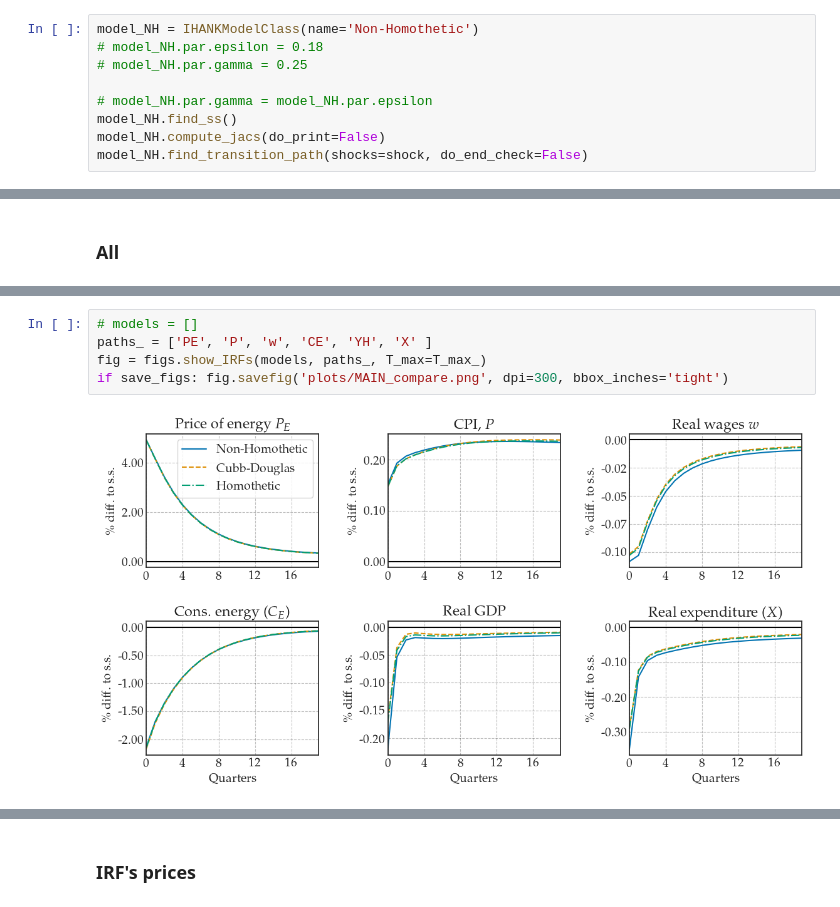
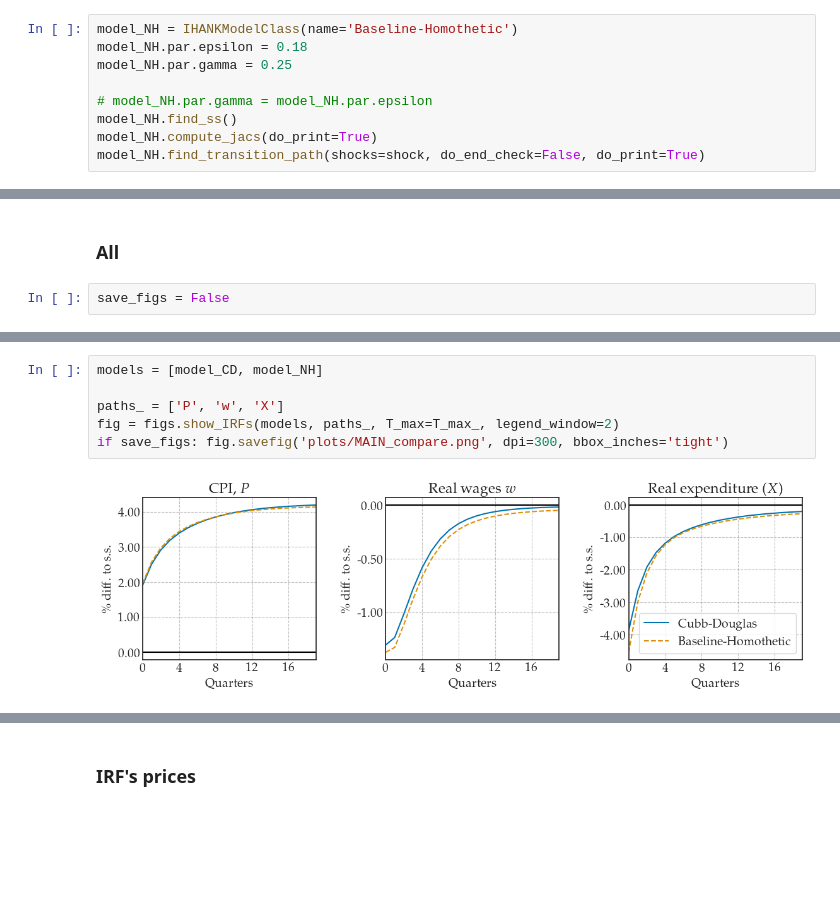
Before and after one commit to funlime/I_HANK_PIGL, a Jupyter notebook: Notbook_complete2.ipynb, the cells around one changed output, grey strips where cells are left out. Cells and saved outputs as stored; diff of their text form; blank space fills up the shorter version.

```diff
--- a/Notbook_complete2.ipynb
+++ b/Notbook_complete2.ipynb
@@ -44,10 +44,10 @@ shock = calculations.difine_shocks(model, scale=0.05, rho = 0.8)[0]
 T_max_ = 20
 # %%
-model_NH = IHANKModelClass(name='Non-Homothetic')
-# model_NH.par.epsilon = 0.18
-# model_NH.par.gamma = 0.25
+model_NH = IHANKModelClass(name='Baseline-Homothetic')
+model_NH.par.epsilon = 0.18
+model_NH.par.gamma = 0.25
 
 # model_NH.par.gamma = model_NH.par.epsilon
 model_NH.find_ss()
-model_NH.compute_jacs(do_print=False)
-model_NH.find_transition_path(shocks=shock, do_end_check=False)
+model_NH.compute_jacs(do_print=True)
+model_NH.find_transition_path(shocks=shock, do_end_check=False, do_print=True)
@@ -128,3 +123,5 @@ if save_figs: fig.savefig('plots/jac_p.png', dpi=300, bbox_inches='tight')
 # IRF's
 # %% [markdown]
 ### All
+# %%
+save_figs = False
@@ -131,8 +141,9 @@ if save_figs: fig.savefig('plots/jac_p.png', dpi=300, bbox_inches='tight')
 # %%
-# models = []
-paths_ = ['PE', 'P', 'w', 'CE', 'YH', 'X' ]
-fig = figs.show_IRFs(models, paths_, T_max=T_max_)
+models = [model_CD, model_NH]
+
+paths_ = ['P', 'w', 'X']
+fig = figs.show_IRFs(models, paths_, T_max=T_max_, legend_window=2)
 if save_figs: fig.savefig('plots/MAIN_compare.png', dpi=300, bbox_inches='tight')
 # %% [output]
-[figure, old version]
+[figure, new version]
 # %%
```
Also changed, not shown: parts of 36 cells of this notebook, 17 other files.
